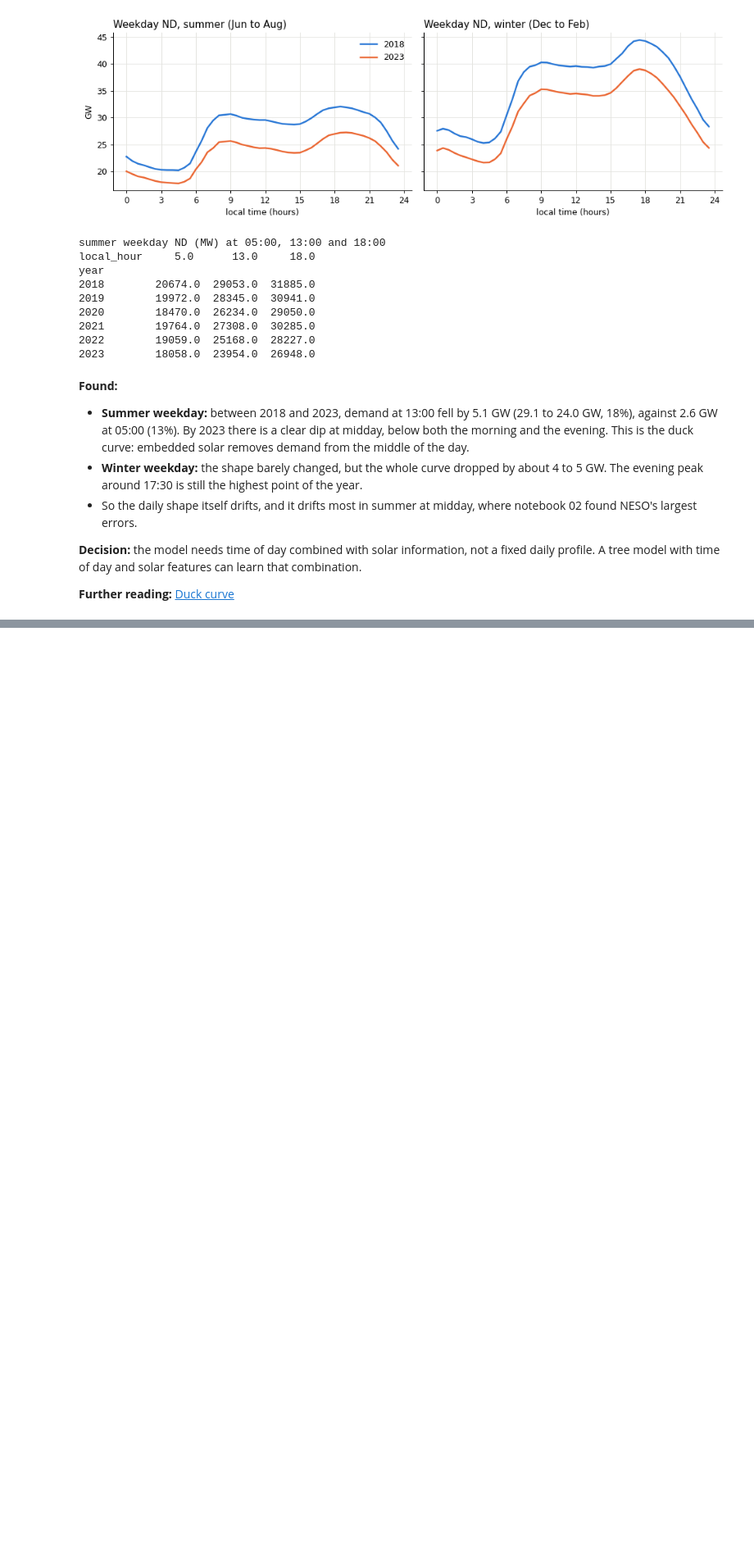
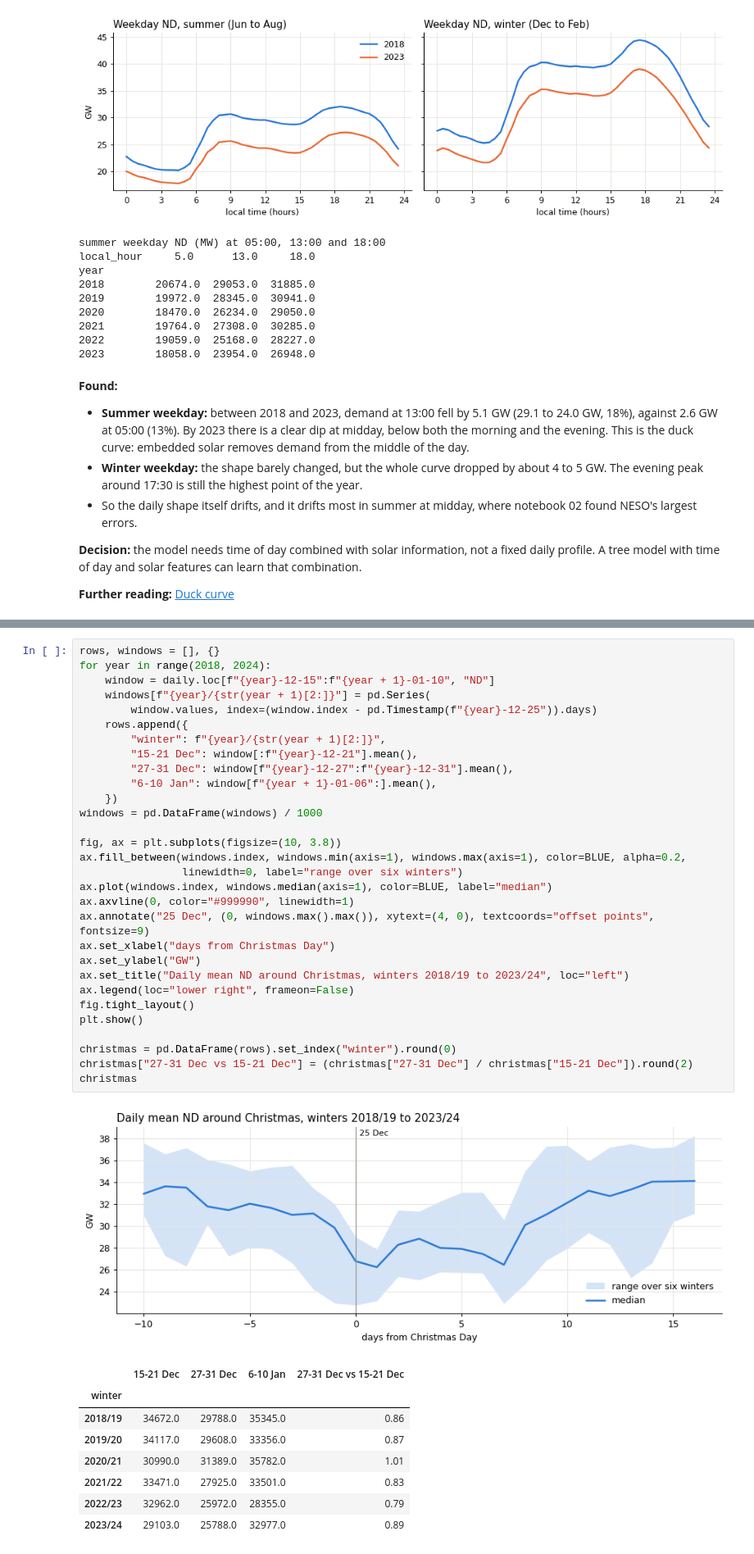
Before and after one commit to ansingh16/gb-demand-forecast, a Jupyter notebook: notebooks/03_eda.ipynb, the cells around one changed output, grey strips where cells are left out. Shown at 82% size. Drawn from its saved outputs; the diff is of its cells as text; blank space fills up the shorter version.

Commit message:
bank holidays, christmas week and the 2020 lockdown

```diff
--- a/notebooks/03_eda.ipynb
+++ b/notebooks/03_eda.ipynb
@@ -224,0 +293,40 @@ profile. A tree model with time of day and solar features can learn that combina
+# %%
+rows, windows = [], {}
+for year in range(2018, 2024):
+    window = daily.loc[f"{year}-12-15":f"{year + 1}-01-10", "ND"]
+    windows[f"{year}/{str(year + 1)[2:]}"] = pd.Series(
+        window.values, index=(window.index - pd.Timestamp(f"{year}-12-25")).days)
+    rows.append({
+        "winter": f"{year}/{str(year + 1)[2:]}",
+        "15-21 Dec": window[:f"{year}-12-21"].mean(),
+        "27-31 Dec": window[f"{year}-12-27":f"{year}-12-31"].mean(),
+        "6-10 Jan": window[f"{year + 1}-01-06":].mean(),
+    })
+windows = pd.DataFrame(windows) / 1000
+
+fig, ax = plt.subplots(figsize=(10, 3.8))
+ax.fill_between(windows.index, windows.min(axis=1), windows.max(axis=1), color=BLUE, alpha=0.2,
+                linewidth=0, label="range over six winters")
+ax.plot(windows.index, windows.median(axis=1), color=BLUE, label="median")
+ax.axvline(0, color="#999990", linewidth=1)
+ax.annotate("25 Dec", (0, windows.max().max()), xytext=(4, 0), textcoords="offset points", fontsize=9)
+ax.set_xlabel("days from Christmas Day")
+ax.set_ylabel("GW")
+ax.set_title("Daily mean ND around Christmas, winters 2018/19 to 2023/24", loc="left")
+ax.legend(loc="lower right", frameon=False)
+fig.tight_layout()
+plt.show()
+
+christmas = pd.DataFrame(rows).set_index("winter").round(0)
+christmas["27-31 Dec vs 15-21 Dec"] = (christmas["27-31 Dec"] / christmas["15-21 Dec"]).round(2)
+christmas
+# %% [output]
+[figure, added]
+|  | 15-21 Dec | 27-31 Dec | 6-10 Jan | 27-31 Dec vs 15-21 Dec |
+| winter |  |  |  |  |
+| 2018/19 | 34672.0 | 29788.0 | 35345.0 | 0.86 |
+| 2019/20 | 34117.0 | 29608.0 | 33356.0 | 0.87 |
+| 2020/21 | 30990.0 | 31389.0 | 35782.0 | 1.01 |
+| 2021/22 | 33471.0 | 27925.0 | 33501.0 | 0.83 |
+| 2022/23 | 32962.0 | 25972.0 | 28355.0 | 0.79 |
+| 2023/24 | 29103.0 | 25788.0 | 32977.0 | 0.89 |
```
Also changed, not shown: parts of 8 cells of this notebook, 1 other file.
